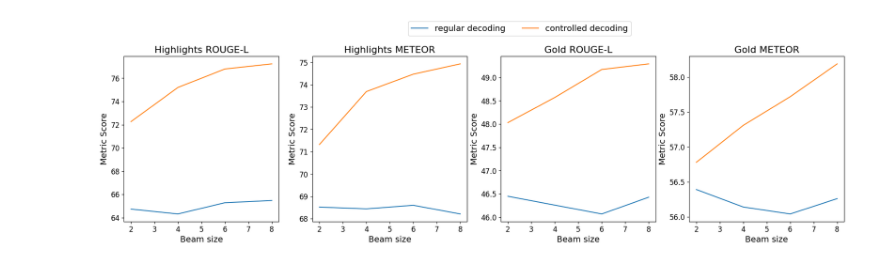
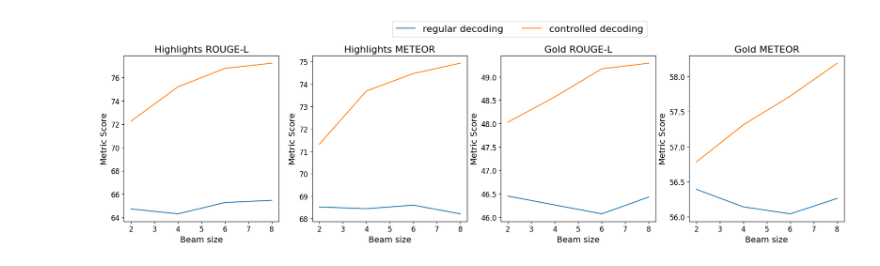
Before and after one commit to lovodkin93/CDR_CTR, a Jupyter notebook: notebooks/plots.ipynb, the cells around one changed output. Drawn from its saved outputs; the diff is of its cells as text; code cells hidden in the pictures.

Commit message:
Change file name and legend size

```diff
--- a/notebooks/plots.ipynb
+++ b/notebooks/plots.ipynb
@@ -96,33 +96,33 @@ rename_map = {
 # Create a figure and axes
 fig, axs = plt.subplots(1, 4, figsize=(20, 5))
 
 # Increase the global font size
 plt.rcParams.update({'font.size': 12})
 
 # For each metric, plot a subfigure
 for ax, (metric, data) in zip(axs, results.items()):
     for rename_from, rename_to in rename_map.items():
         data[rename_to] = data.pop(rename_from)
 #
     ax.set_title(metric, fontsize=16)  # Set the subfigure title
 
     # For each algorithm, plot a line
     for algorithm, y_values in data.items():
         y = list(y_values.values())  # y-axis values
         ax.plot(x, y, label=algorithm)
 
     ax.set_xlabel('Beam size', fontsize=14)
     ax.set_ylabel('Metric Score', fontsize=14)
 
 # Adjust padding
 fig.tight_layout()
 fig.subplots_adjust(right=0.88)
 
 # Create legend
 handles, labels = axs[-1].get_legend_handles_labels()
-fig.legend(handles, labels, loc='upper center', ncol=2, fontsize=14, bbox_to_anchor=(0.5, 1.1))
+fig.legend(handles, labels, loc='upper center', ncol=2, fontsize=16, bbox_to_anchor=(0.5, 1.1))
 
 # Save the figure
-plt.savefig("all_metrics.png", bbox_inches='tight')
+plt.savefig("controlled_decoding_beam_tuning.png", bbox_inches='tight')
 # %% [output]
-[figure, old version]
+[figure, new version]
```
